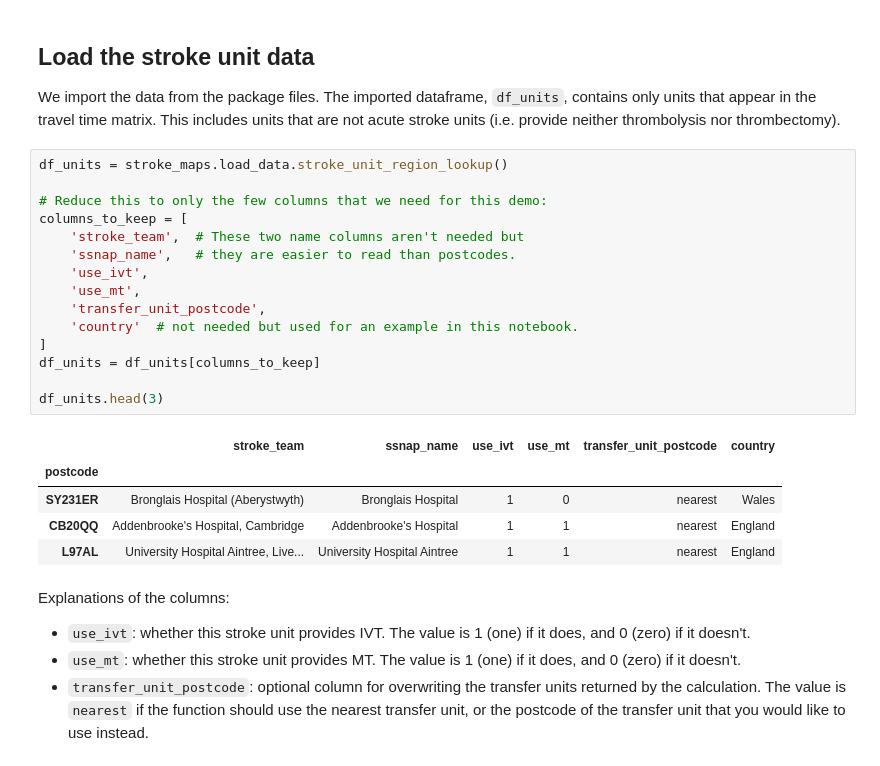
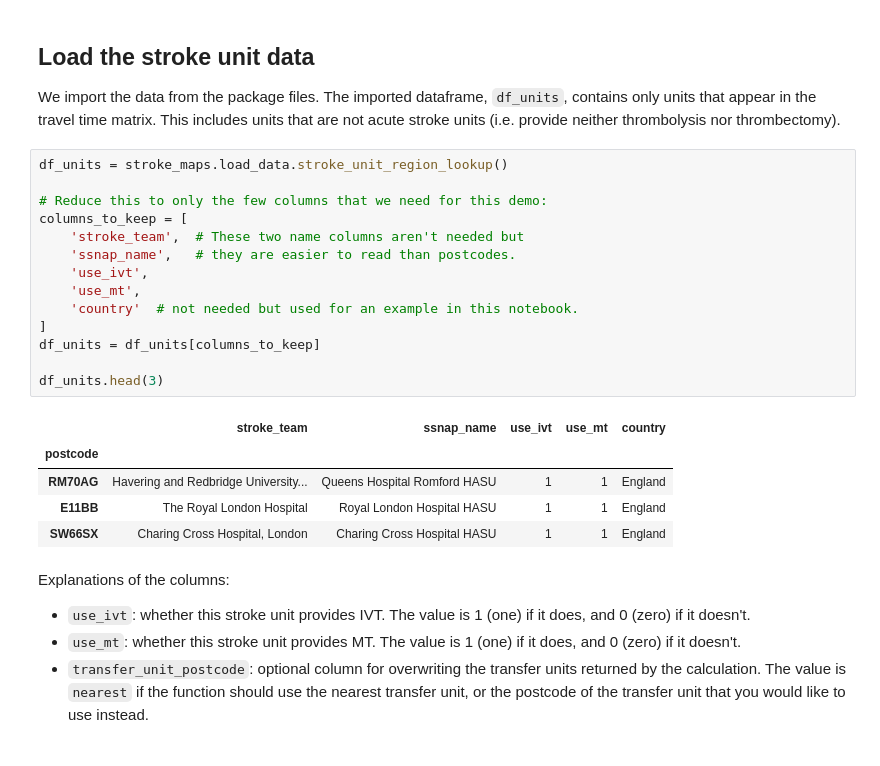
Before and after one commit to stroke-modelling/stroke-maps, a Jupyter notebook: docs/03b_transfer_units.ipynb, the cells around one changed output. Drawn from its saved outputs; the diff is of its cells as text.

```diff
--- a/docs/03b_transfer_units.ipynb
+++ b/docs/03b_transfer_units.ipynb
@@ -51,24 +51,23 @@ We import the data from the package files. The imported dataframe, `df_units`, c
 # %%
 df_units = stroke_maps.load_data.stroke_unit_region_lookup()
 
 # Reduce this to only the few columns that we need for this demo:
 columns_to_keep = [
     'stroke_team',  # These two name columns aren't needed but
     'ssnap_name',   # they are easier to read than postcodes.
     'use_ivt',
     'use_mt',
-    'transfer_unit_postcode',
     'country'  # not needed but used for an example in this notebook.
 ]
 df_units = df_units[columns_to_keep]
 
 df_units.head(3)
 # %% [output]
-|  | stroke_team | ssnap_name | use_ivt | use_mt | transfer_unit_postcode | country |
-| postcode |  |  |  |  |  |  |
-| SY231ER | Bronglais Hospital (Aberystwyth) | Bronglais Hospital | 1 | 0 | nearest | Wales |
-| CB20QQ | Addenbrooke's Hospital, Cambridge | Addenbrooke's Hospital | 1 | 1 | nearest | England |
-| L97AL | University Hospital Aintree, Live... | University Hospital Aintree | 1 | 1 | nearest | England |
+|  | stroke_team | ssnap_name | use_ivt | use_mt | country |
+| postcode |  |  |  |  |  |
+| RM70AG | Havering and Redbridge University... | Queens Hospital Romford HASU | 1 | 1 | England |
+| E11BB | The Royal London Hospital | Royal London Hospital HASU | 1 | 1 | England |
+| SW66SX | Charing Cross Hospital, London | Charing Cross Hospital HASU | 1 | 1 | England |
 # %% [markdown]
 Explanations of the columns:
 + `use_ivt`: whether this stroke unit provides IVT. The value is 1 (one) if it does, and 0 (zero) if it doesn't.
```
Also changed, not shown: parts of 8 cells of this notebook, 6 other files.
